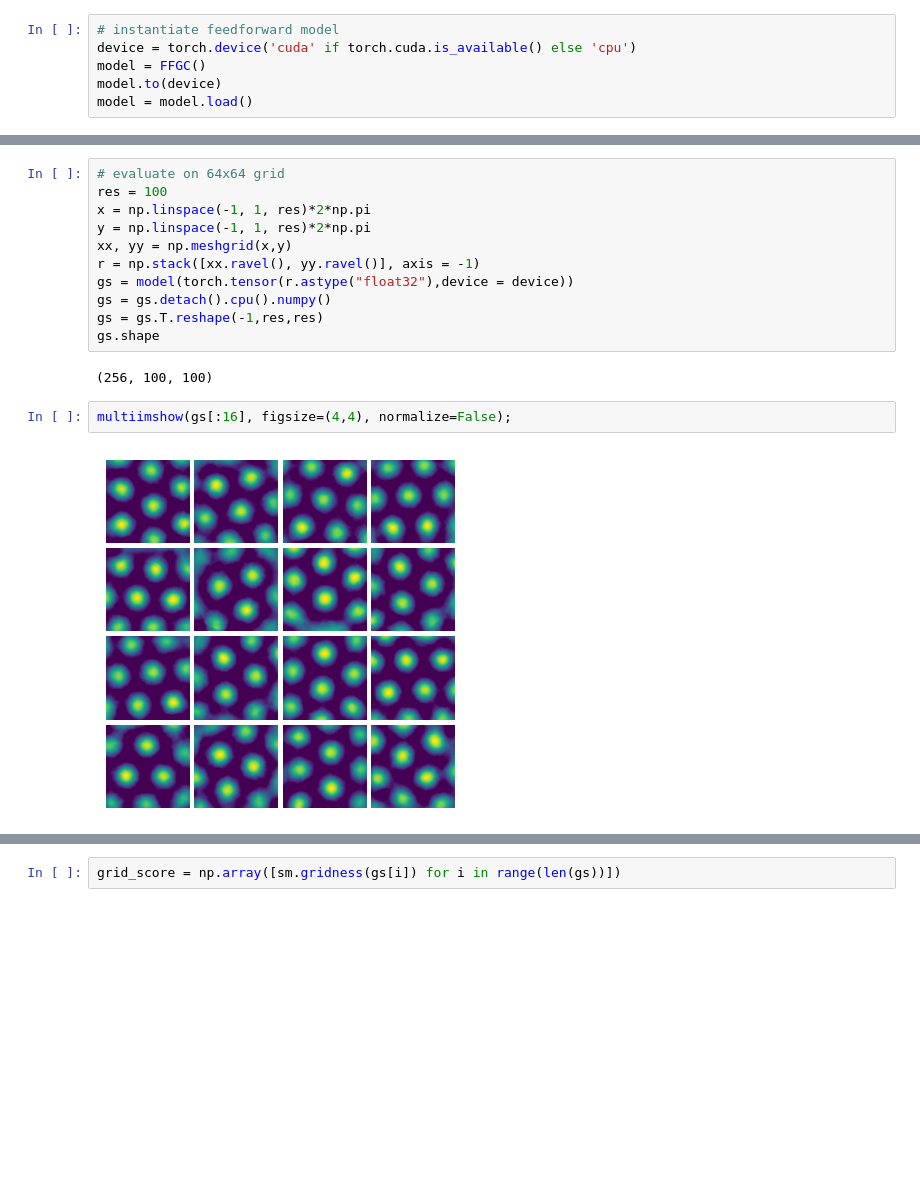
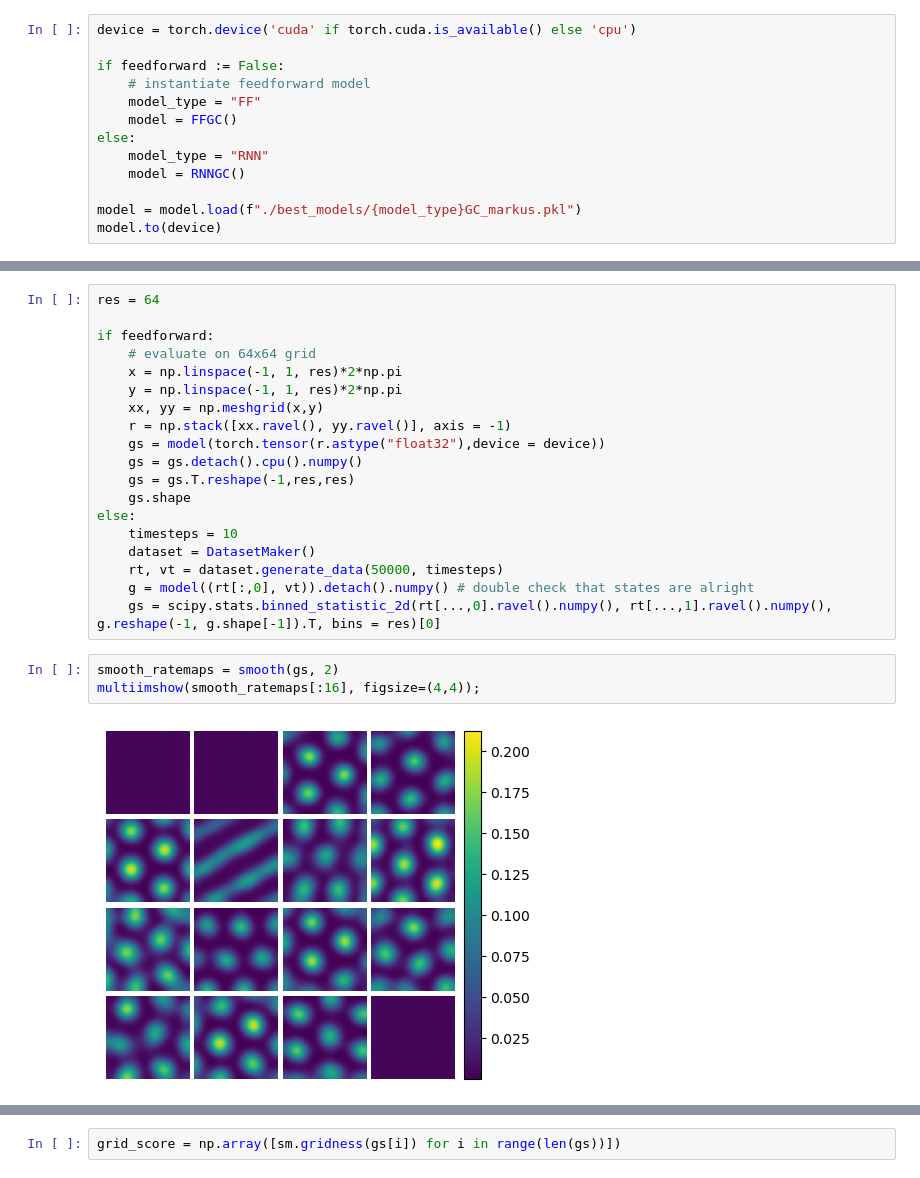
Before and after one commit to bioAI-Oslo/GridsWithoutPI, a Jupyter notebook: analyse-grids.ipynb, the cells around one changed output, grey strips where cells are left out. Cells and saved outputs as stored; diff of their text form; blank space fills up the shorter version.

Commit message:
cleaned up, added phase analysis to analyse-grids

```diff
--- a/analyse-grids.ipynb
+++ b/analyse-grids.ipynb
@@ -35,8 +23,15 @@ def vonmises_kde(data, kappa, n_bins=100):
     kde /= np.trapz(kde, x=bins)
     return bins, kde
 # %%
-# instantiate feedforward model
 device = torch.device('cuda' if torch.cuda.is_available() else 'cpu')
-model = FFGC()
+
+if feedforward := False:
+    # instantiate feedforward model
+    model_type = "FF"
+    model = FFGC()
+else:
+    model_type = "RNN"
+    model = RNNGC()
+
+model = model.load(f"./best_models/{model_type}GC_markus.pkl")
 model.to(device)
-model = model.load()
@@ -43,18 +51,25 @@ model = model.load()
 # %%
-# evaluate on 64x64 grid
-res = 100
-x = np.linspace(-1, 1, res)*2*np.pi
-y = np.linspace(-1, 1, res)*2*np.pi
-xx, yy = np.meshgrid(x,y)
-r = np.stack([xx.ravel(), yy.ravel()], axis = -1)
-gs = model(torch.tensor(r.astype("float32"),device = device))
-gs = gs.detach().cpu().numpy()
-gs = gs.T.reshape(-1,res,res)
-gs.shape
+res = 64
+
+if feedforward:
+    # evaluate on 64x64 grid
+    x = np.linspace(-1, 1, res)*2*np.pi
+    y = np.linspace(-1, 1, res)*2*np.pi
+    xx, yy = np.meshgrid(x,y)
+    r = np.stack([xx.ravel(), yy.ravel()], axis = -1)
+    gs = model(torch.tensor(r.astype("float32"),device = device))
+    gs = gs.detach().cpu().numpy()
+    gs = gs.T.reshape(-1,res,res)
+    gs.shape
+else:
+    timesteps = 10
+    dataset = DatasetMaker()
+    rt, vt = dataset.generate_data(50000, timesteps)
+    g = model((rt[:,0], vt)).detach().numpy() # double check that states are alright
+    gs = scipy.stats.binned_statistic_2d(rt[...,0].ravel().numpy(), rt[...,1].ravel().numpy(), g.reshape(-1, g.shape[-1]).T, bins = res)[0]
-# %% [output]
-(256, 100, 100)
 # %%
-multiimshow(gs[:16], figsize=(4,4), normalize=False);
+smooth_ratemaps = smooth(gs, 2)
+multiimshow(smooth_ratemaps[:16], figsize=(4,4));
 # %% [output]
-[figure, old version]
+[figure, new version]
 # %%
```
Also changed, not shown: parts of 16 cells of this notebook, 1 other file.
